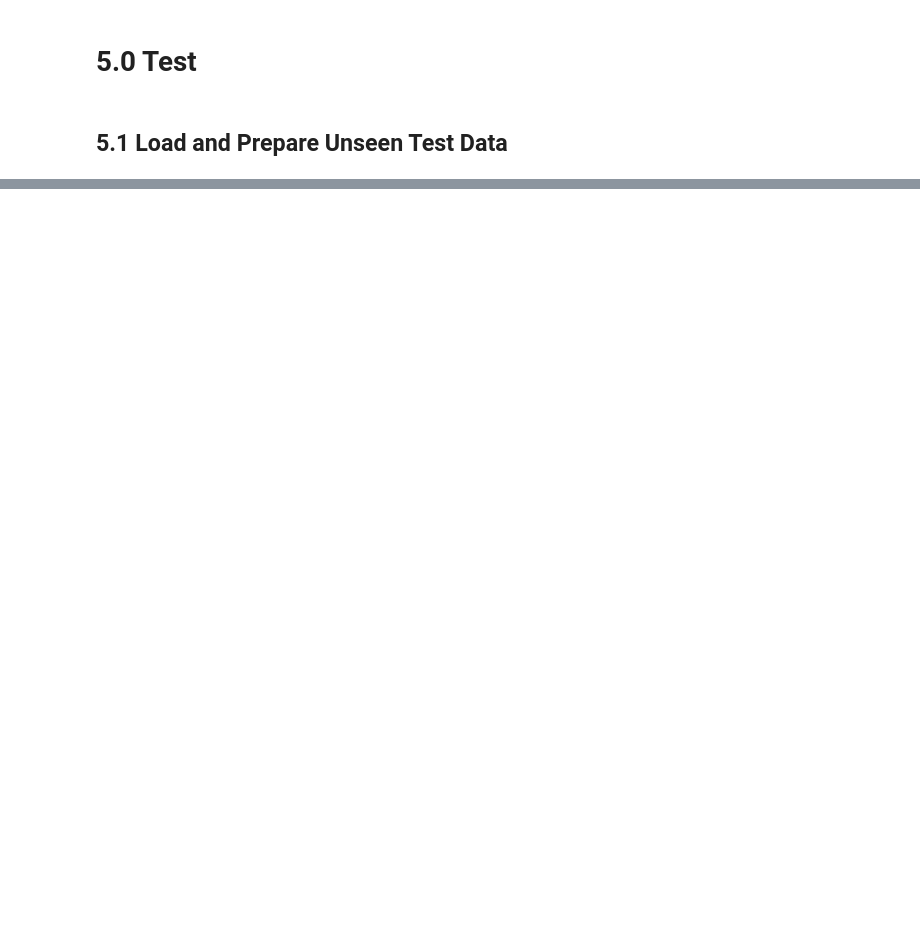
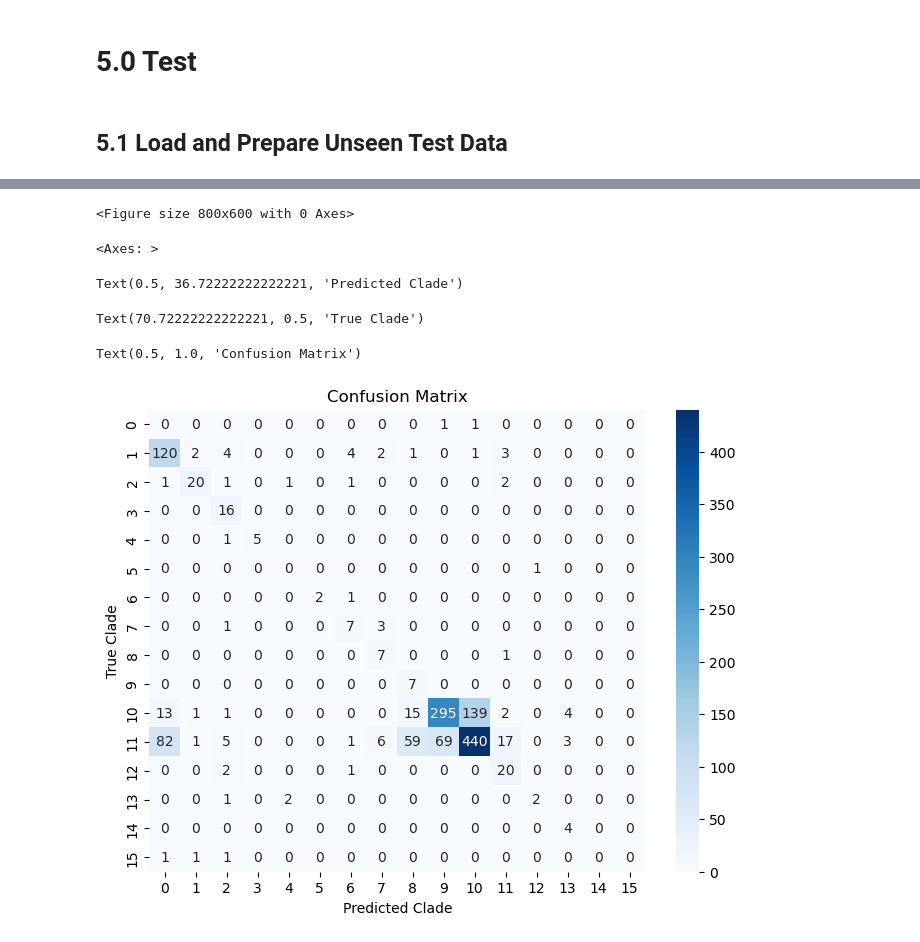
Before and after one commit to ajvilleg/learn-flu, a Jupyter notebook: learn-flu.ipynb, the cells around one changed output, grey strips where cells are left out. Cells and saved outputs as stored; diff of their text form; code cells hidden in the pictures; blank space fills up the shorter version.

```diff
--- a/learn-flu.ipynb
+++ b/learn-flu.ipynb
@@ -552,0 +621,2 @@ Total training and validation runtime: 45.28 seconds
+# %%
+new_data = []
@@ -552,0 +906,6 @@ Total training and validation runtime: 45.28 seconds
+# %%
+# Label encoding for the new data (new_df)
+le_new = LabelEncoder()
+
+# Re-fit the encoder with unique values from the new data ONLY
+le_new.fit(new_df['Clade'])
@@ -552,0 +914,12 @@ Total training and validation runtime: 45.28 seconds
+# %%
+# Predict using the trained model
+y_pred_new = model.predict(X_new)
+
+# Decode predictions to get the original Clade labels
+predicted_clades = le_new.inverse_transform(y_pred_new)
+
+# Add predicted clades back to new_df
+new_df['Predicted_Clade'] = predicted_clades
+
+# Display the data with predictions and true clades
+display(new_df[['Isolate_Name', 'Isolate_ID', 'Collection Date', 'Clade', 'Predicted_Clade']])  # Display true and predicted clades
@@ -552,0 +940,39 @@ Total training and validation runtime: 45.28 seconds
+# %%
+
+# Calculate and display metrics
+y_true_new = le_new.transform(new_df['Clade']) # Encode true labels
+
+# Evaluate Predictions
+print("\n### Model Evaluation on Test Dataset ###")
+
+# Accuracy
+accuracy = accuracy_score(y_true_new, y_pred_new)
+print("Accuracy:", accuracy)
+
+# Precision
+precision = precision_score(y_true_new, y_pred_new, average='weighted')
+print("Precision:", precision)
+
+# Recall
+recall = recall_score(y_true_new, y_pred_new, average='weighted')
+print("Recall:", recall)
+
+# F1-score
+f1 = f1_score(y_true_new, y_pred_new, average='weighted')
+print("F1-score:", f1)
+
+# Classification Report
+print("\nClassification Report:")
+print(classification_report(y_true_new, y_pred_new))
+
+# Confusion Matrix
+print("\nConfusion Matrix:")
+cm = confusion_matrix(y_true_new, y_pred_new)
+
+plt.figure(figsize=(8, 6))
+heatmap(cm, annot=True, fmt="d", cmap="Blues")
+plt.xlabel("Predicted Clade")
+plt.ylabel("True Clade")
+plt.title("Confusion Matrix")
+plt.show()
+# %% [output]
@@ -552,0 +996,6 @@ Total training and validation runtime: 45.28 seconds
+<Figure size 800x600 with 0 Axes>
+<Axes: >
+Text(0.5, 36.72222222222221, 'Predicted Clade')
+Text(70.72222222222221, 0.5, 'True Clade')
+Text(0.5, 1.0, 'Confusion Matrix')
+[figure, added]
```
Also changed, not shown: parts of 44 cells of this notebook.
